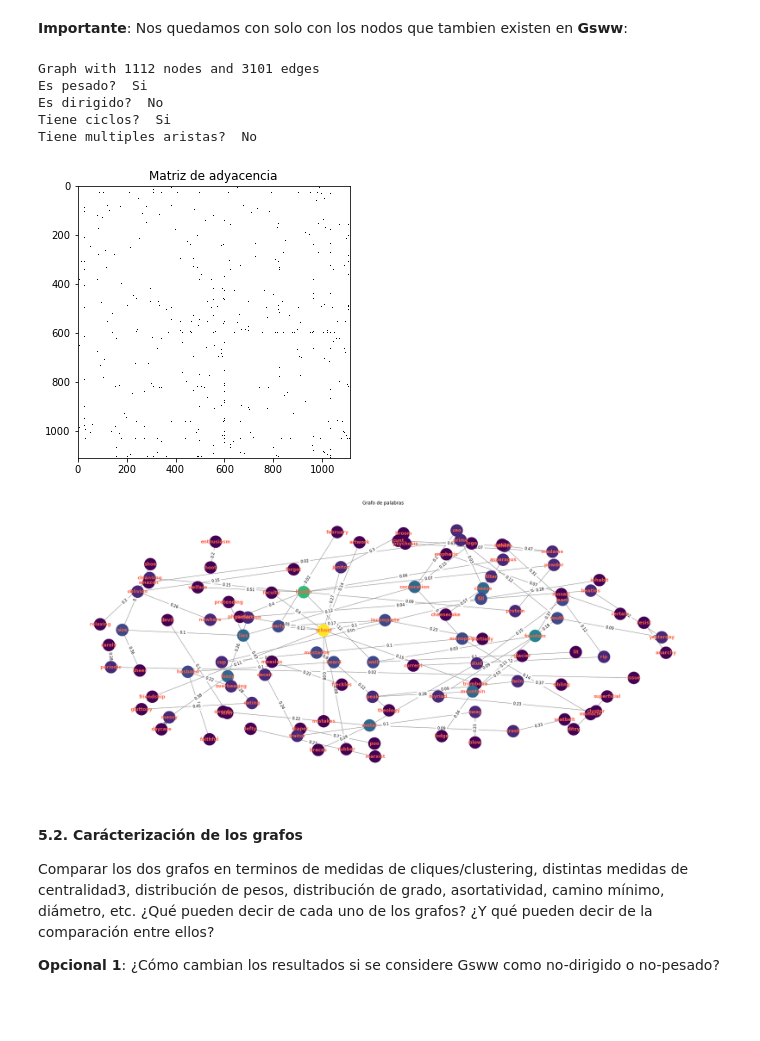
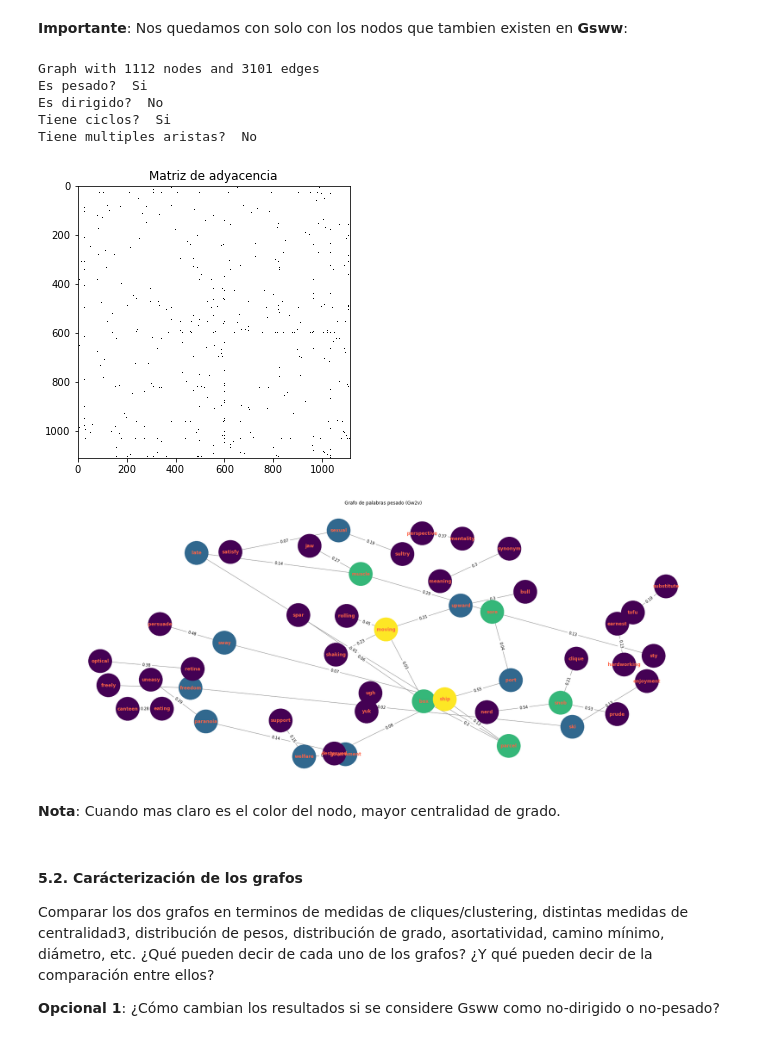
Before and after one commit to magistery-tps/dm-cyt-tp2, a Jupyter notebook: notebooks/analisys.ipynb, the cells around one changed output. Saved outputs shown, nothing was run; the diff lists cells and outputs as text; code cells hidden in the pictures; blank space fills up the shorter version.

Commit message:
feat: maek plots more regible

```diff
--- a/notebooks/analisys.ipynb
+++ b/notebooks/analisys.ipynb
@@ -229,15 +231,17 @@ w2v_graph = w2v_graph.subgraph(list(sww_graph.nodes))
 # %%
 w2v_graph = subgraph_without_isolated_nodes(w2v_graph)
 # %%
-graph_summary(w2v_graph, k_percent=0.18, k_layout=0.3)
+graph_summary(w2v_graph, k_percent=0.11, k_layout=0.3, title='Grafo de palabras pesado (Gw2v)')
 # %% [output]
 Graph with 1112 nodes and 3101 edges
 Es pesado?  Si
 Es dirigido?  No
 Tiene ciclos?  Si
 Tiene multiples aristas?  No
 [figure]
-[figure, old version]
+[figure, new version]
+# %% [markdown]
+**Nota**: Cuando mas claro es el color del nodo, mayor centralidad de grado.
 # %% [markdown]
 #### 5.2. Carácterización de los grafos
 
```
Also changed, not shown: parts of 2 cells of this notebook, 1 other file.
